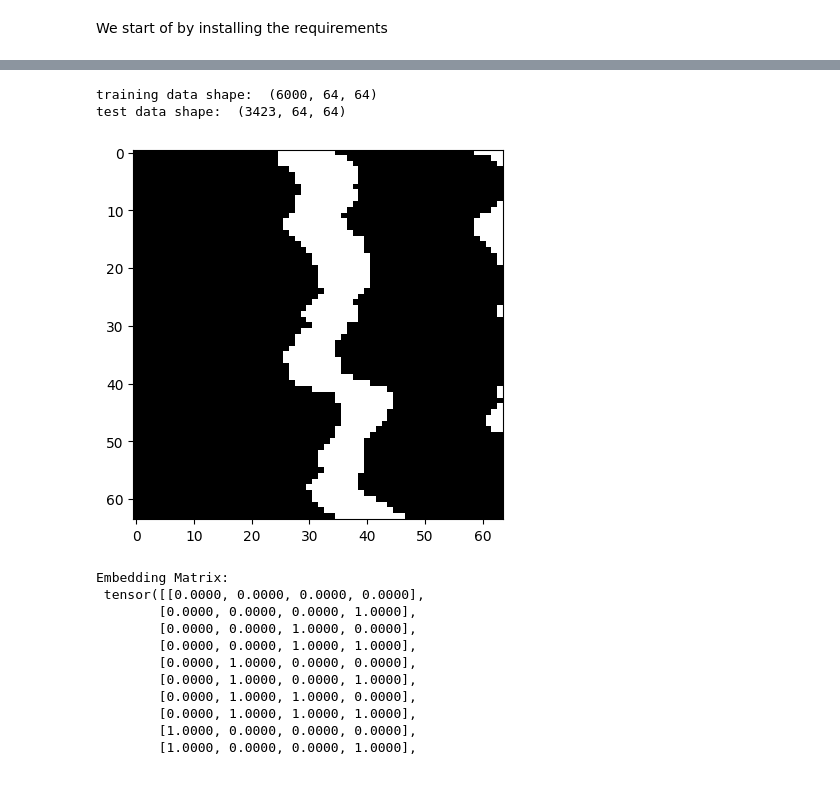
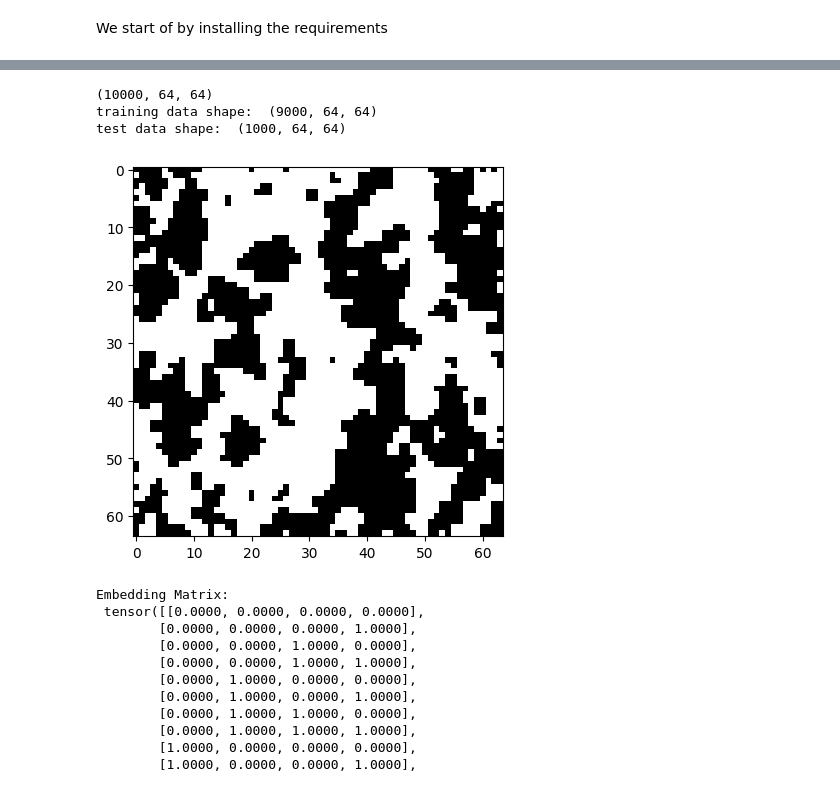
Before and after one commit to OscarOvanger/GeoDecepticon, a Jupyter notebook: training_notebook.ipynb, the cells around one changed output, grey strips where cells are left out. Drawn from its saved outputs; the diff is of its cells as text; code cells hidden in the pictures.

```diff
--- a/training_notebook.ipynb
+++ b/training_notebook.ipynb
@@ -59,25 +59,27 @@ from matplotlib import colors
 import os
 from torch.optim.lr_scheduler import StepLR
 # %%
-data_1 = np.load("data_array_1.npz")
-data_2 = np.load("data_array_2.npz")
-data_3 = np.load("data_array_3.npz")
+data_list = []
+for i in range(20):
+  arr = np.load(f"Data/Markov_field/realizations_{i}.npz")["arr_0"]
+  data_list.append(arr)
 
-data_array_1 = data_1['data_array']
-data_array_2 = data_2['data_array']
-data_array_3 = data_3['data_array']
+data = np.array(data_list).reshape(-1,4096)
+data = data.reshape(-1,64,64)
+print(data.shape)
 
-training_data = np.concatenate((data_array_1, data_array_2), axis=0)
-test_data = data_array_3
+training_data = data[:9000]
+test_data = data[9000:]
 print("training data shape: ", training_data.shape)
 print("test data shape: ", test_data.shape)
 
 plt.imshow(training_data[0],cmap="gray")
 plt.show()
 # %% [output]
-training data shape:  (6000, 64, 64)
-test data shape:  (3423, 64, 64)
+(10000, 64, 64)
+training data shape:  (9000, 64, 64)
+test data shape:  (1000, 64, 64)
-[figure, old version]
+[figure, new version]
 # %%
 # Create the embedding matrix for all 2x2 binary combinations + 1 mask token
 embedding_matrix = torch.zeros((17, 4))  # Shape: (num_tokens, embed_dim)
```
Also changed, not shown: parts of 6 cells of this notebook.
